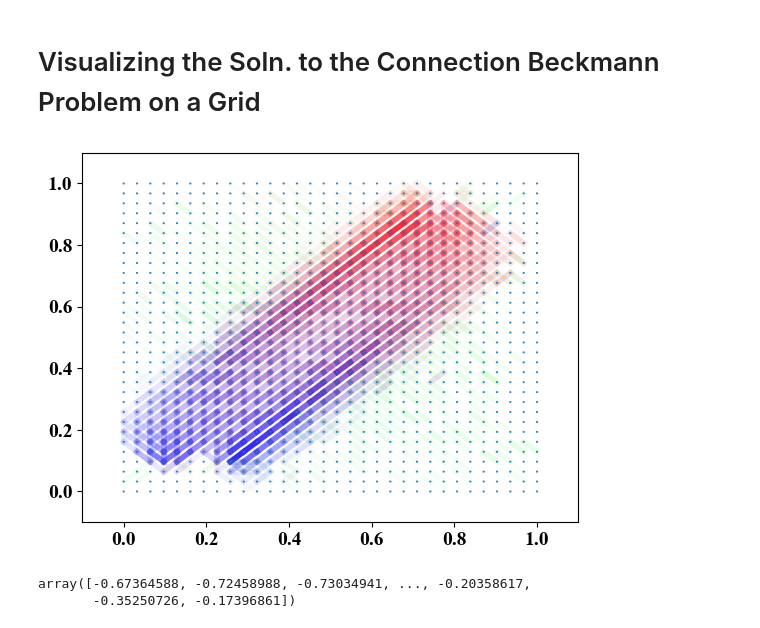
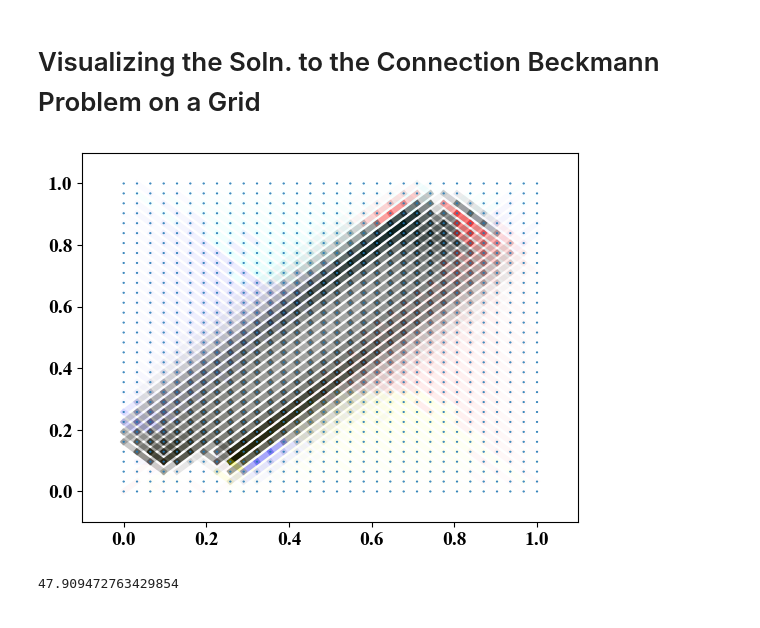
Before and after one commit to sawyer-jack-1/connection-graph-wasserstein, a Jupyter notebook: connection_beckmann_grid.ipynb, the cells around one changed output. Drawn from its saved outputs; the diff is of its cells as text; code cells hidden in the pictures.

```diff
--- a/connection_beckmann_grid.ipynb
+++ b/connection_beckmann_grid.ipynb
@@ -146,9 +144,9 @@ initialPhi = -np.matmul(np.linalg.pinv(np.matmul(B, B.T)), c)
 # %% [output]
 [figure]
 # %%
-learning_rate = 0.1
+learning_rate = 1e-2
 alpha = 1
-n_epochs = 1000
+n_epochs = 10000
 
 gridPhi = cnx.optimize(B.T, w, c, alpha, learning_rate, n_epochs, phi0=initialPhi)
 # %% [output]
@@ -174,7 +172,9 @@ epoch: 990, loss: -37.628208, loss0: -38.683389, loss1: 2.110362
 # %%
 
 regularizedActiveEdges = cnx.active_edges(gridPhi, B.T, w, c).detach().numpy()
-regularizedEdgeFlows = torch.matmul(B.T, gridPhi).detach().numpy()
+
+#regularizedEdgeFlows = torch.matmul(B.T, gridPhi).detach().numpy()
+regularizedEdgeFlows =  cnx.optimal_J(gridPhi, B.T, w, alpha, INTRINSIC_DIM).detach().numpy().flatten()
 
 spectralEmbedding = gridGraph.gridEmbedding
 
@@ -200,38 +200,40 @@ for node in tqdm(list(range(gridGraph.nNodes))):
     nodeLabel = matplotlib.patches.Circle(center, radius=r, color=col, zorder=zNode)
     ax.add_patch(nodeLabel)
 
 for edgeIndex, edge in zip(range(gridGraph.nEdges), list(gridGraph.edges())):
 
-    flow = regularizedEdgeFlows[(edgeIndex * INTRINSIC_DIM) : ((edgeIndex + 1) * INTRINSIC_DIM) ]
+    flow = (regularizedEdgeFlows[(edgeIndex * INTRINSIC_DIM) : ((edgeIndex + 1) * INTRINSIC_DIM) ]).tolist()
     #col = gridPhi[(edge[0] * INTRINSIC_DIM) : ((edge[0] + 1) * INTRINSIC_DIM) ]
 
-    flow = [1+x if x < 0 else 1 - x for x in flow] #1 + x
+    #flow = [1+x if x < 0 else 1 - x for x in flow] #1 + x
+    flow = [ x % 1.0 for x in flow]
 
     if regularizedActiveEdges[edgeIndex] > TOLERANCE:
         alpha = abs(regularizedActiveEdges[edgeIndex])/MAX
         col= flow + [alpha] #(1, 0, .1, abs(regularizedActiveEdges[edgeIndex])/MAX)
         z = 3
         lw = 4
     else:
         #col="tab:blue"
         lw=0.5
         col=(1,1,1,0)
         z = 3
 
     fromNode = edge[0]
     toNode = edge[1]
     centerFromNode = spectralEmbedding[fromNode][0], spectralEmbedding[fromNode][1]
     centerToNode = spectralEmbedding[toNode][0], spectralEmbedding[toNode][1]
 
     ax.plot((centerFromNode[0], centerToNode[0]), (centerFromNode[1], centerToNode[1]), color=col, lw=lw)
 
 plt.show()
 
 # xData, yData = spectralEmbedding.values
 # %% [output]
-[figure, old version]
+[figure, new version]
-# %%
-regularizedActiveEdges
-# %% [output]
-array([-0.67364588, -0.72458988, -0.73034941, ..., -0.20358617,
-       -0.35250726, -0.17396861])
+# %%
+J = cnx.optimal_J(gridPhi, B.T, w, alpha, INTRINSIC_DIM)
+
+np.linalg.norm(torch.matmul(B, J.flatten()).detach().numpy() - c.detach().numpy())
+# %% [output]
+47.909472763429854
```
Also changed, not shown: parts of 3 cells of this notebook, 1 other file.
